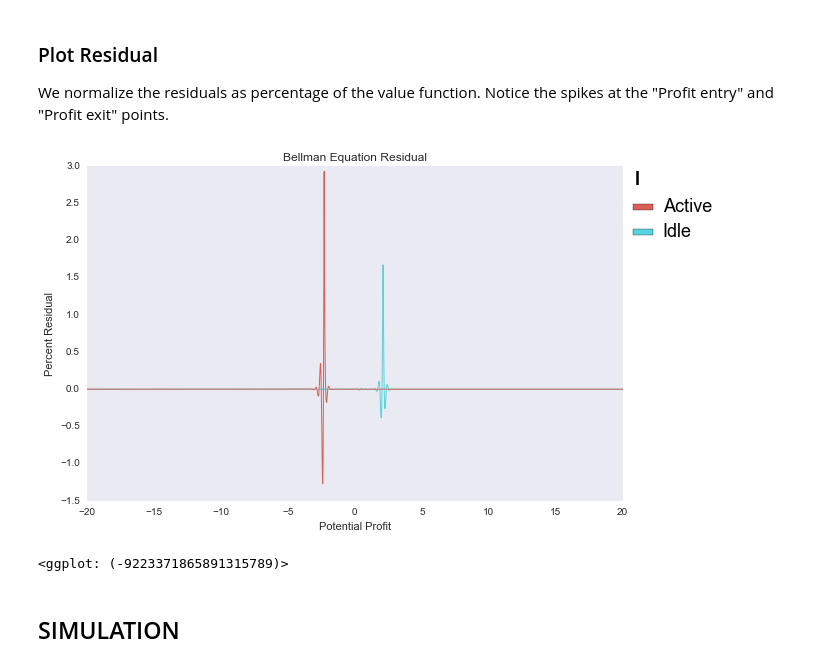
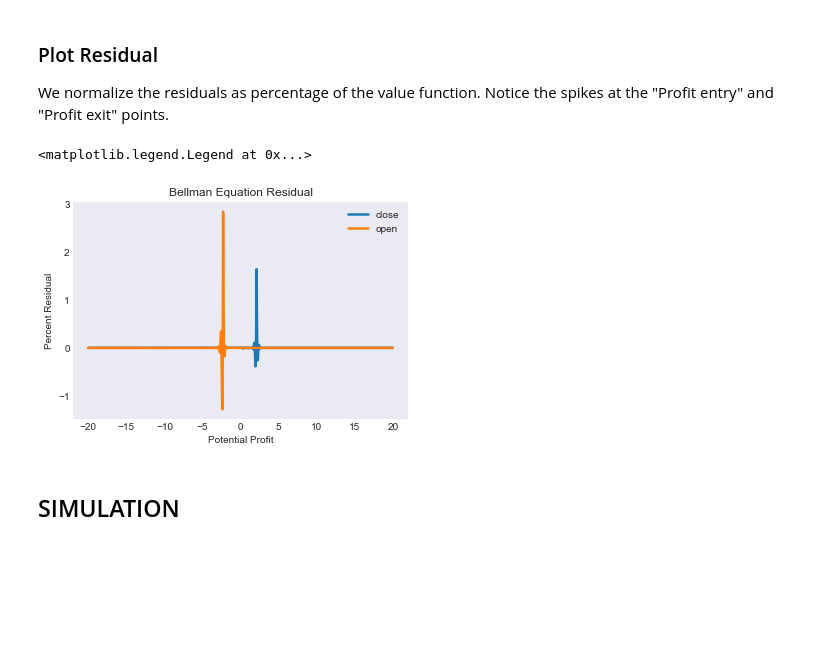
Before and after one commit to randall-romero/CompEcon, a Jupyter notebook: notebooks/dp/03 Industry Entry-Exit Model.ipynb, the cells around one changed output. Drawn from its saved outputs; the diff is of its cells as text; code cells hidden in the pictures; blank space fills up the shorter version.

````diff
--- a/notebooks/dp/03 Industry Entry-Exit Model.ipynb
+++ b/notebooks/dp/03 Industry Entry-Exit Model.ipynb
@@ -111,8 +111,8 @@
 # %%
 model = DPmodel(basis,
                 profit, transition,
-                i=['idle', 'active'],
-                j=['idle', 'active'],
+                i=dstates,
+                j=dactions,
                 discount=0.9, e=e, w=w,
                 h=[[0, 0], [1, 1]])
 # %% [markdown]
@@ -120,8 +120,8 @@ model = DPmodel(basis,
 
 To solve the model, we simply call the ```solve``` method on the ```model``` object.
 # %%
-S = mode
-l.solve(print=True)
+S = model.solve(print=True)
+S.head()
 # %% [output]
 Solving infinite-horizon model collocation equation by Newton's method
 iter change       time
@@ -135,28 +142,2 @@ Elapsed Time =    0.38 Seconds
 # %% [markdown]
 ### Plot Action-Contingent Value Functions
-# %%
-S['ij'] = pd.Categorical(S.i.astype(np.ndarray) + '--' + S.j.astype(np.ndarray))
-S.ij.cat.categories = ['Keep active firm open', 'Shut down', 'Reopen Firm', 'Remain idle']
-fig=demo.qplot('profit', 'value_j', 'ij',
-           data=S[S.ij != 'Remain idle'],
-           geom='line',
-           xlab='Potential Profit',
-           ylab='Value of Firm')
-
-#  Compute and Plot Critical Profit
-ni, nj = model.dims['ni', 'nj']
-vr = S['value_j'].reshape(ni, nj, -1)
-sr = S['profit'].reshape(ni, nj, -1)[0, 0]
-fig.draw()
-offs = [(4, -6), (-8, 5)]
-
-
-for i in range(2):
-    pcrit = np.interp(0, vr[i, 1] - vr[i, 0], sr)
-    vcrit  = np.interp(pcrit, sr, vr[i,0])
-    demo.annotate(pcrit, vcrit, '$p^*_{} = {:.2f}$'.format(i, pcrit), 'wo', offs[i], fs=11, ms=16,)
-    if i:
-        print('Profit Exit  = {:5.2f}'.format(pcrit))
-    else:
-        print('Profit Entry = {:5.2f}'.format(pcrit))
-plt.show()
@@ -170,15 +170,12 @@ Profit Exit  = -2.30
 We normalize the residuals as percentage of the value function. Notice the spikes at the "Profit entry" and "Profit exit" points.
 # %%
 S['resid2'] = 100 * (S.resid / S.value)
-demo.qplot('profit','resid2','i',
-           data=S,
-           geom='line',
-           main='Bellman Equation Residual',
-           xlab='Potential Profit',
-           ylab='Percent Residual')
+fig2 = demo.figure('Bellman Equation Residual','Potential Profit','Percent Residual')
+demo.qplot('profit','resid2','i',S)
+plt.legend(dactions)
 # %% [output]
+<matplotlib.legend.Legend at 0x...>
-[figure, old version]
+[figure, new version]
-<ggplot: (-9223371865891315789)>
 # %% [markdown]
 ## SIMULATION
 # %% [markdown]
````
Also changed, not shown: parts of 14 cells of this notebook, 21 other files.
